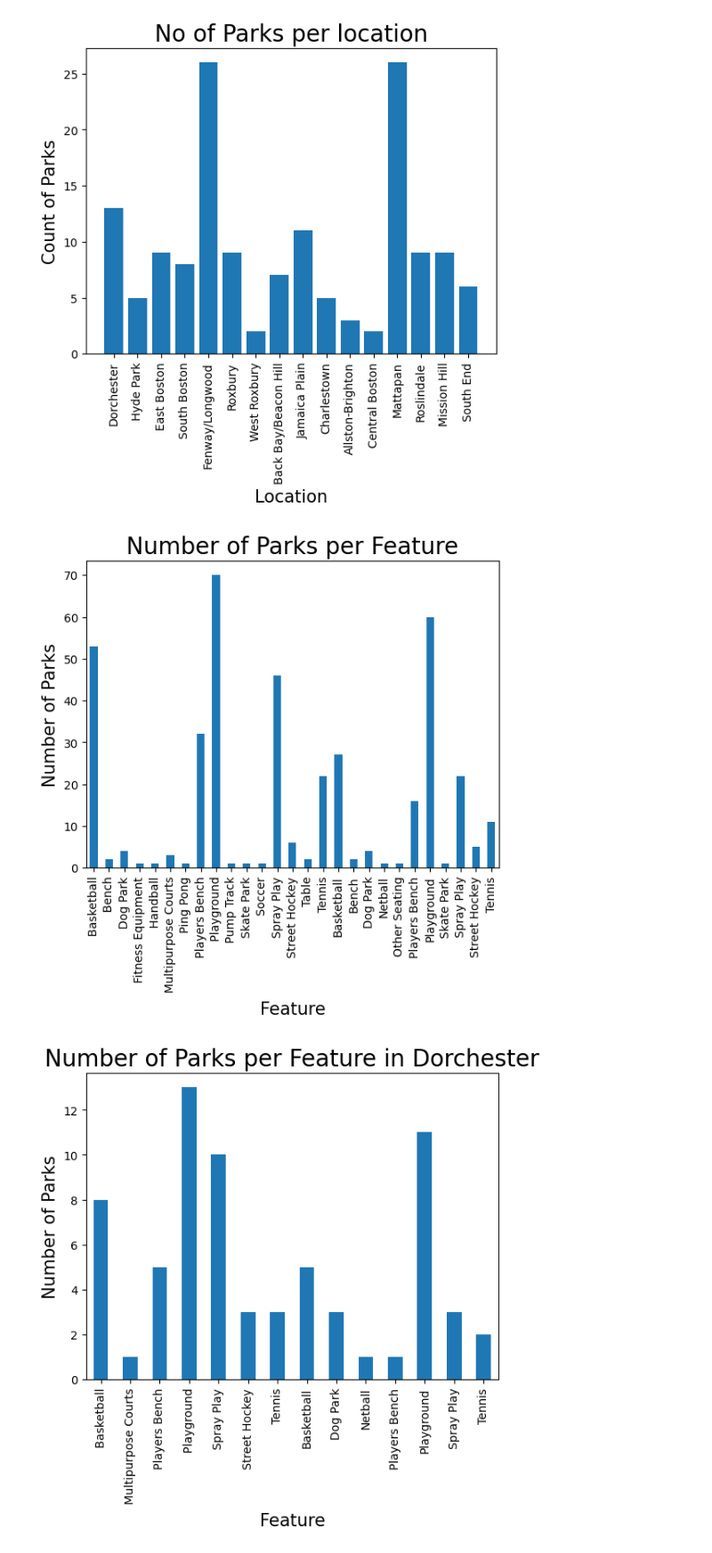
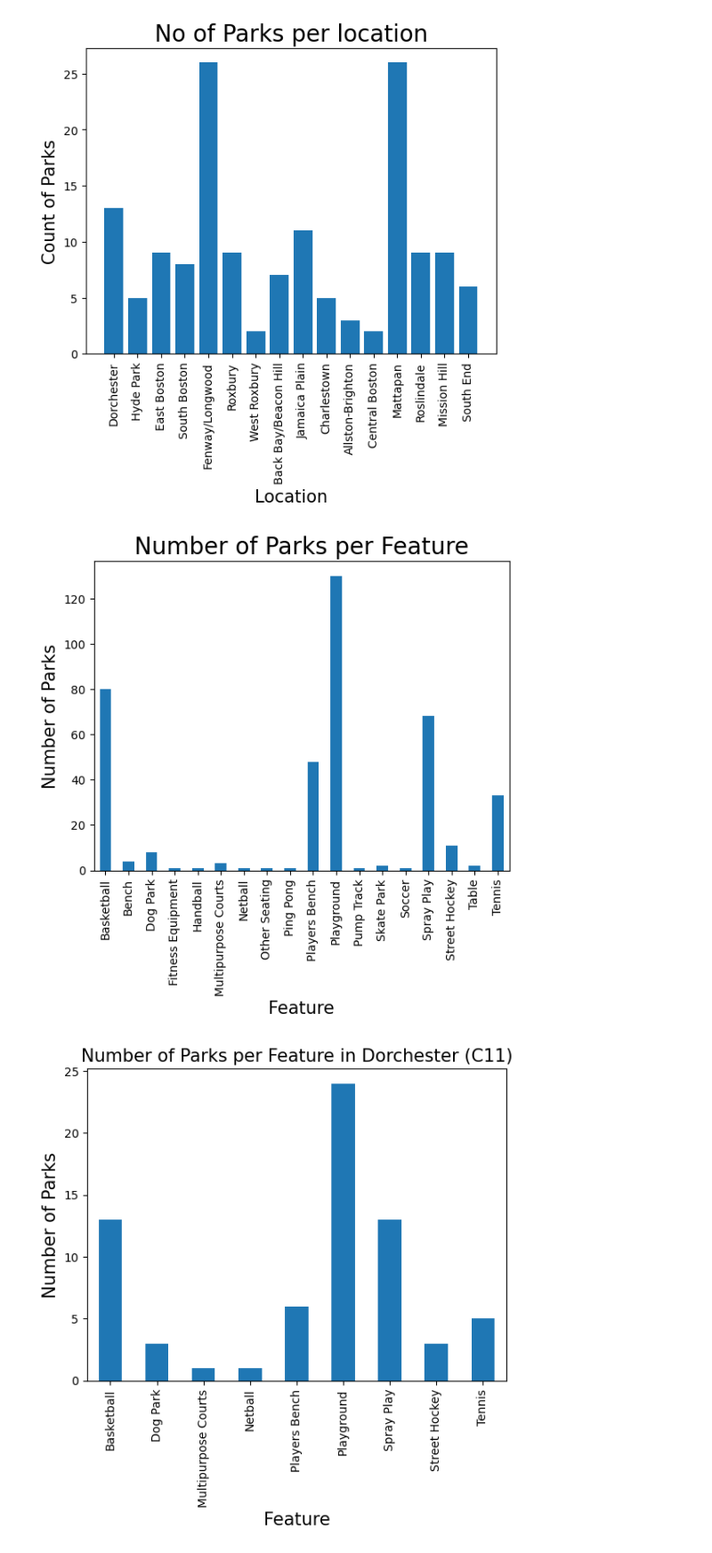
Before and after one commit to BU-Spark/ds-councilor-worrell-gun-violence, a Jupyter notebook: spring23-team-4/deliverables/deliverable 3/code/parks.ipynb, the cells around one changed output. Shown at 89% size. Cells and saved outputs as stored; diff of their text form; code cells hidden in the pictures.

```diff
--- a/spring23-team-4/deliverables/deliverable 3/code/parks.ipynb
+++ b/spring23-team-4/deliverables/deliverable 3/code/parks.ipynb
@@ -25,13 +25,17 @@ plt.show()
 [figure]
 # %%
 import matplotlib.pyplot as plt
-
+import pandas as pd
 
 df = pd.read_csv('../../../data/parks.csv')
 df['features'] = df['Feature(s)'].str.split(',')
 
+# Strip leading and trailing spaces from 'features' column
+df['features'] = df['features'].apply(lambda x: [f.strip() for f in x])
 df = df.explode('features')
-park_counts = df.groupby('features').size()
+
+# Group by 'features' and get counts
+park_counts = df.groupby('features')['Park'].count()
 park_counts.plot(kind='bar')
 
 # Set the plot title and axis labels
@@ -42,34 +46,35 @@ plt.ylabel('Number of Parks', fontsize=15)
 # Display the plot
 plt.show()
 # %% [output]
-[figure, old version]
+[figure, new version]
 # %%
 import pandas as pd
 import matplotlib.pyplot as plt
 
 df = pd.read_csv('../../../data/parks.csv')
 df['features'] = df['Feature(s)'].str.split(',')
+df['features'] = df['features'].apply(lambda x: [f.strip() for f in x])
 df = df.explode('features')
 
 # Filter the dataframe by the Location column to get the parks in South Boston
 d4Dor_df = df[df['Location'] == 'Dorchester']
 
 #or (df['Location'] == 'Mattapan') or (df['Location'] == 'Roslindale') or (df['Location'] == 'Jamaica Plain')
 # Group by the features column and count the number of parks
 park_counts = d4Dor_df.groupby('features').size()
 
 # Plot the bar chart
 park_counts.plot(kind='bar')
 
 # Set the plot title and axis labels
-plt.title('Number of Parks per Feature in Dorchester', fontsize=20)
+plt.title('Number of Parks per Feature in Dorchester (C11)', fontsize=15)
 plt.xlabel('Feature', fontsize=15)
 plt.ylabel('Number of Parks', fontsize=15)
 
 # Display the plot
 plt.show()
 # %% [output]
-[figure, old version]
+[figure, new version]
 # %%
 import pandas as pd
 import matplotlib.pyplot as plt
```
Also changed, not shown: parts of 4 cells of this notebook.
